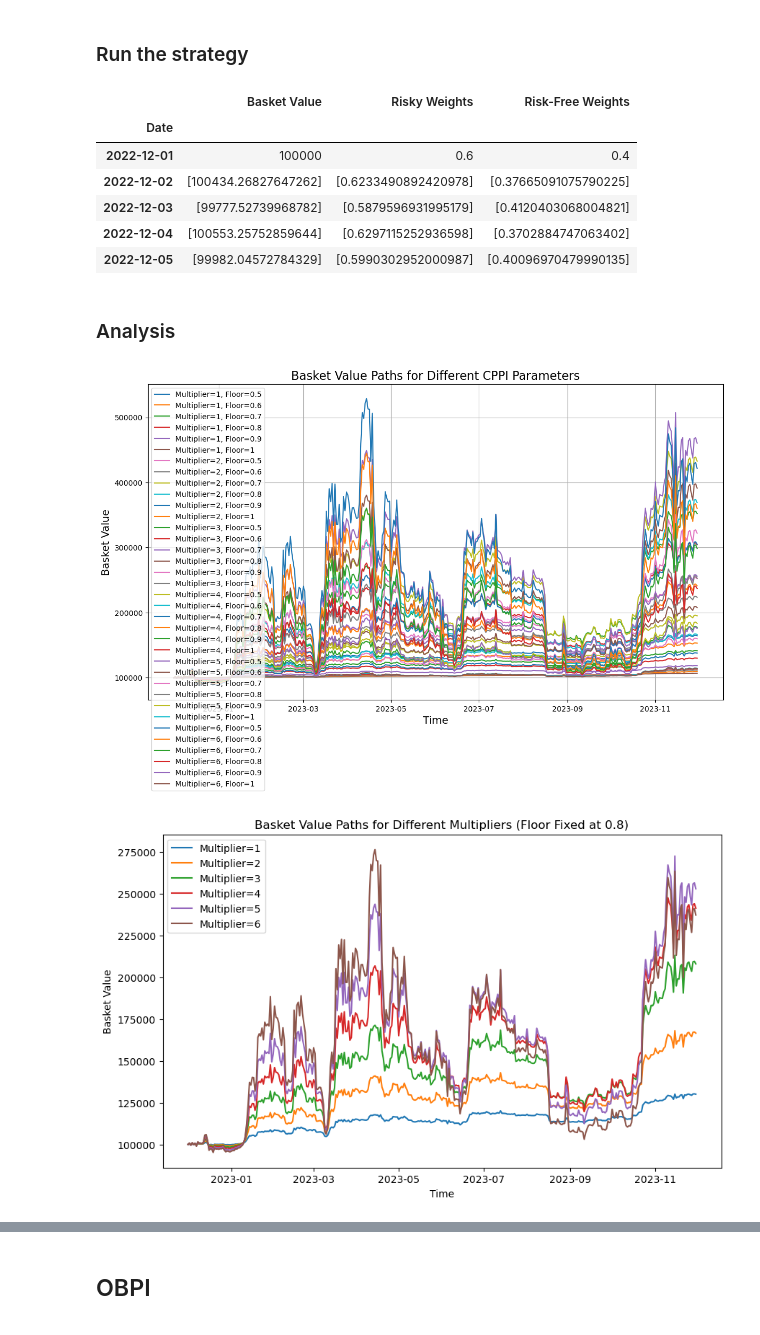
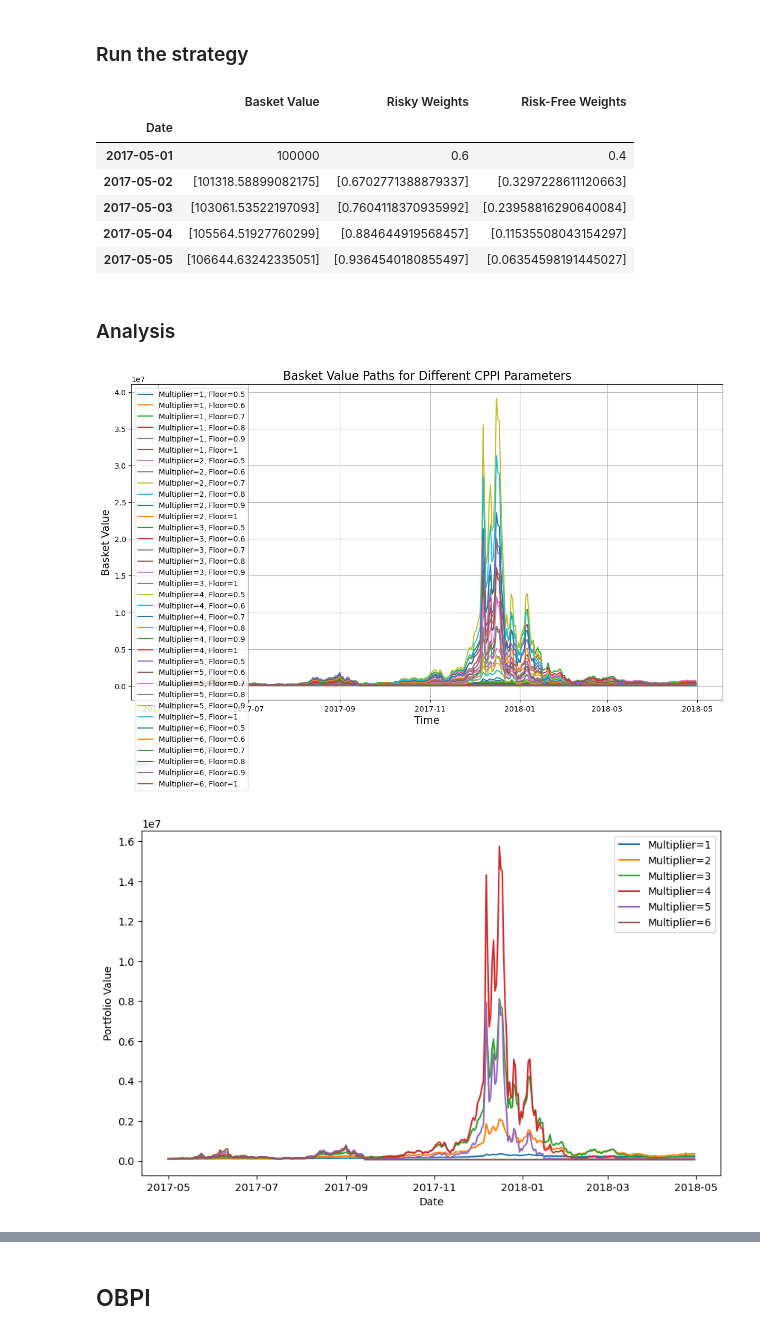
Before and after one commit to ugoescato/Applied-Master-Project, a Jupyter notebook: historical_analysis_daily.ipynb, the cells around one changed output, grey strips where cells are left out. Drawn from its saved outputs; the diff is of its cells as text; code cells hidden in the pictures.

```diff
--- a/historical_analysis_daily.ipynb
+++ b/historical_analysis_daily.ipynb
@@ -69,8 +88,8 @@ initial_portfolio_value = 100000
 multipliers = [1, 2, 3, 4, 5, 6]  # Array of multipliers
 floor_fractions = [0.5, 0.6, 0.7, 0.8, 0.9, 1]  # Array of floor fractions
 # %%
-start_date = '2022-12'
-end_date = '2023-11'
+start_date = '2017-05'
+end_date = '2018-04'
 
 btc_array = np.array(btc_daily.loc[start_date:end_date])
 t_bill_array = np.array(t_bill_daily.loc[start_date:end_date])
@@ -298,11 +285,11 @@ cppi_results[(6, 0.9)].head() # Multiplier, Floor Fraction
 # %% [output]
 |  | Basket Value | Risky Weights | Risk-Free Weights |
 | Date |  |  |  |
-| 2022-12-01 | 100000 | 0.6 | 0.4 |
-| 2022-12-02 | [100434.26827647262] | [0.6233490892420978] | [0.37665091075790225] |
-| 2022-12-03 | [99777.52739968782] | [0.5879596931995179] | [0.4120403068004821] |
-| 2022-12-04 | [100553.25752859644] | [0.6297115252936598] | [0.3702884747063402] |
-| 2022-12-05 | [99982.04572784329] | [0.5990302952000987] | [0.40096970479990135] |
+| 2017-05-01 | 100000 | 0.6 | 0.4 |
+| 2017-05-02 | [101318.58899082175] | [0.6702771388879337] | [0.3297228611120663] |
+| 2017-05-03 | [103061.53522197093] | [0.7604118370935992] | [0.23958816290640084] |
+| 2017-05-04 | [105564.51927760299] | [0.884644919568457] | [0.11535508043154297] |
+| 2017-05-05 | [106644.63242335051] | [0.9364540180855497] | [0.06354598191445027] |
 # %% [markdown]
 ### Analysis
 # %%
@@ -329,32 +316,32 @@ def plot_basket_values(results):
 # Call the function to plot
 plot_basket_values(cppi_results)
 # %% [output]
-[figure, old version]
+[figure, new version]
 # %%
 # Plot with one floor fixed
 fixed_floor = 0.8
 
 plt.figure(figsize=(10, 6))
 
 # Filter and plot only results with the fixed floor
 for key, df in cppi_results.items():
     # Extract multiplier and floor from the key
     if isinstance(key, tuple) and len(key) == 2:
         multiplier, floor = key
     else:
         continue  # Skip if key format is unexpected
 
     # Plot only if the floor matches the fixed floor
     if floor == fixed_floor:
         plt.plot(df.index, df['Basket Value'], label=f'Multiplier={multiplier}')
 
-plt.xlabel('Time')
-plt.ylabel('Basket Value')
-plt.title(f'Basket Value Paths for Different Multipliers (Floor Fixed at {fixed_floor})')
+plt.xlabel('Date')
+plt.ylabel('Portfolio Value')
+#plt.title(f'Basket Value Paths for Different Multipliers (Floor Fixed at {fixed_floor})')
 plt.legend()
 plt.show()
 # %% [output]
-[figure, old version]
+[figure, new version]
 # %%
 # Plot with multiplier fixed
 fixed_multiplier = 3
```
Also changed, not shown: parts of 25 cells of this notebook, 1 other file.
